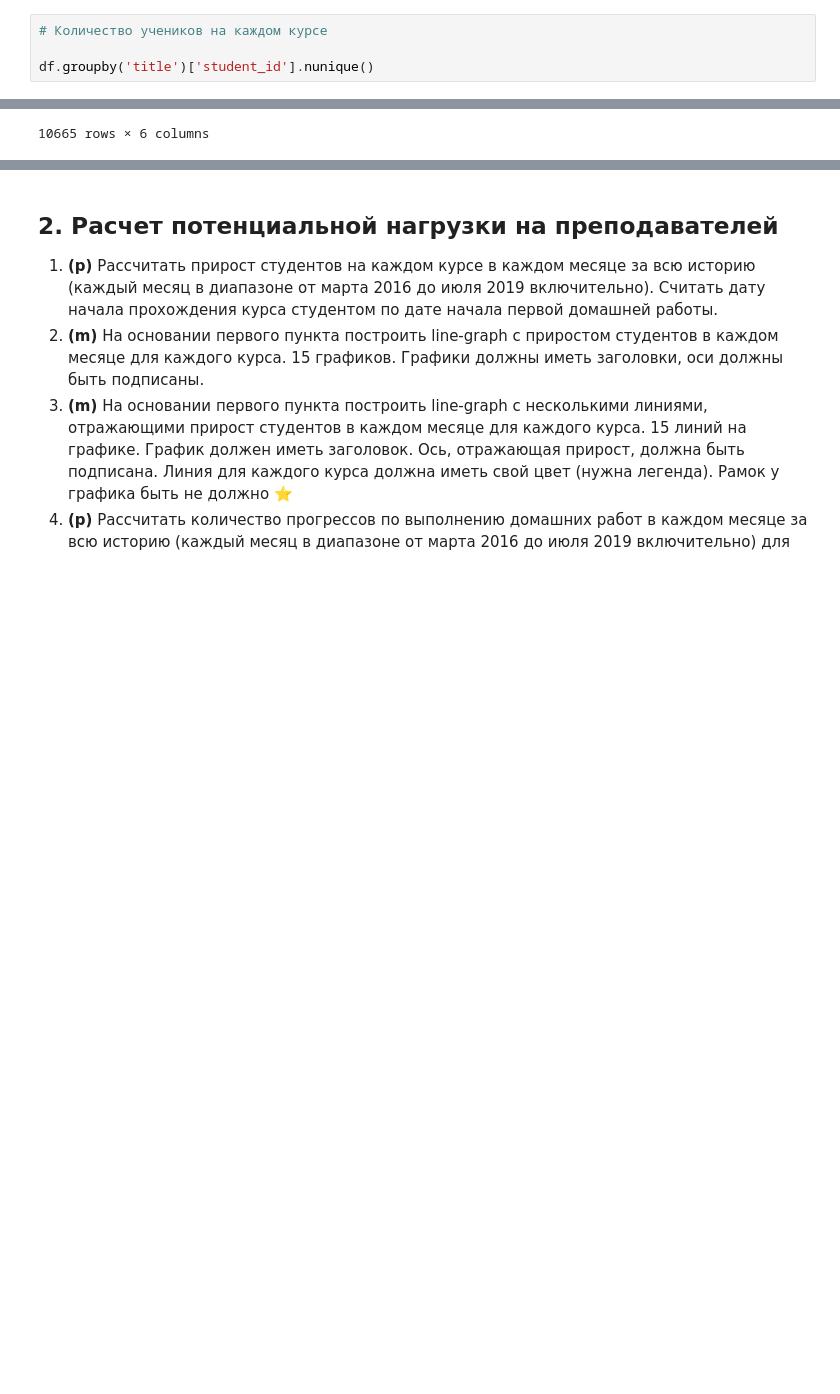
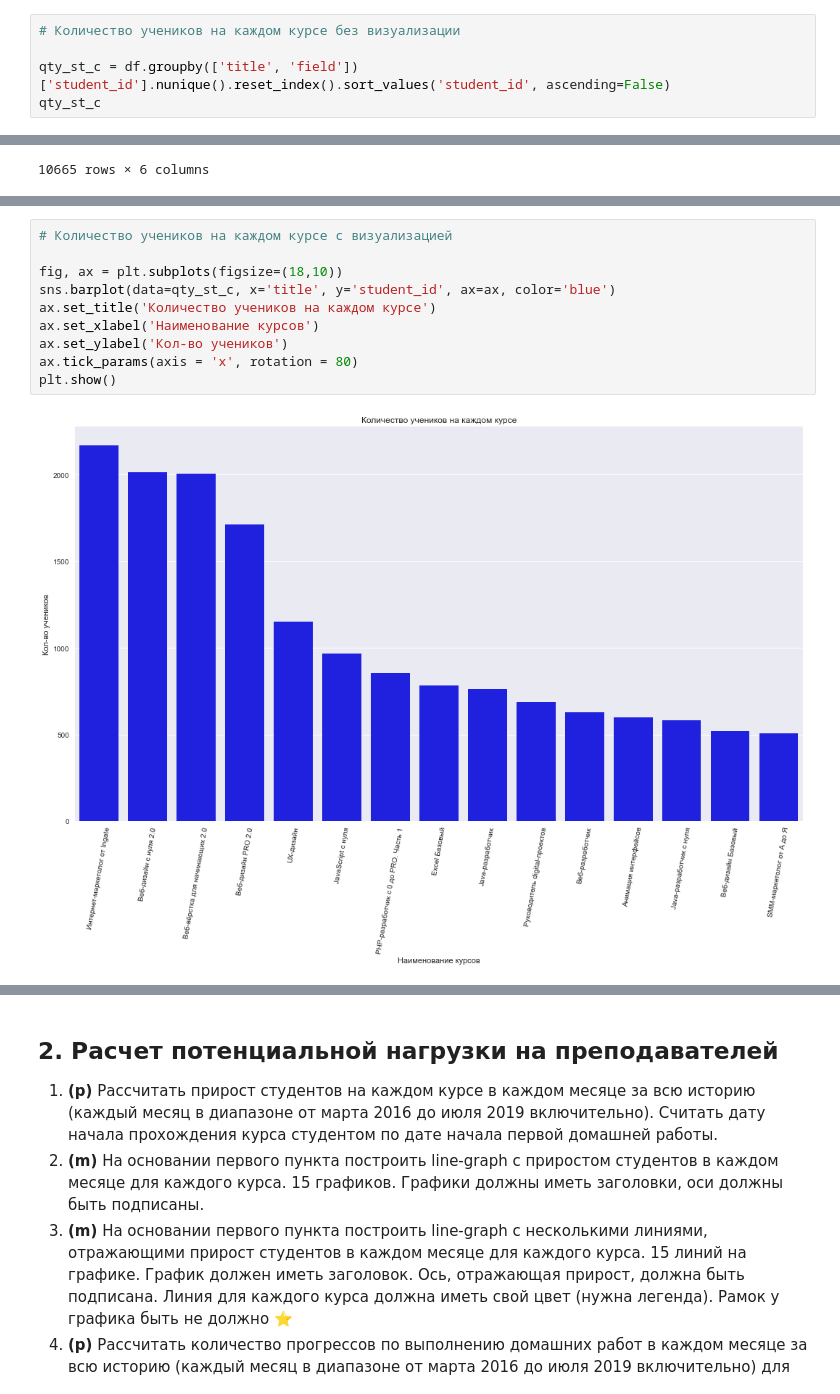
Before and after one commit to SergioKramer/Course_Analyst, a Jupyter notebook: Coursework_analytics_1_kramer.ipynb, the cells around one changed output, grey strips where cells are left out. Saved outputs shown, nothing was run; the diff lists cells and outputs as text; blank space fills up the shorter version.

```diff
--- a/Coursework_analytics_1_kramer.ipynb
+++ b/Coursework_analytics_1_kramer.ipynb
@@ -185,7 +181,8 @@ module_number
 21    1.0
 Name: lesson_title, dtype: float64
 # %%
-# Количество учеников на каждом курсе
+# Количество учеников на каждом курсе без визуализации
 
-df.groupby('title')['student_id'].nunique()
+qty_st_c = df.groupby(['title', 'field'])['student_id'].nunique().reset_index().sort_values('student_id', ascending=False)
+qty_st_c
 # %% [output]
@@ -241,2 +239,14 @@ mean        30.655884
 median      31.000000
 Name: age, dtype: float64
+# %%
+# Количество учеников на каждом курсе с визуализацией
+
+fig, ax = plt.subplots(figsize=(18,10))
+sns.barplot(data=qty_st_c, x='title', y='student_id', ax=ax, color='blue')
+ax.set_title('Количество учеников на каждом курсе')
+ax.set_xlabel('Наименование курсов')
+ax.set_ylabel('Кол-во учеников')
+ax.tick_params(axis = 'x', rotation = 80)
+plt.show()
+# %% [output]
+[figure, added]
```
Also changed, not shown: parts of 6 cells of this notebook.
